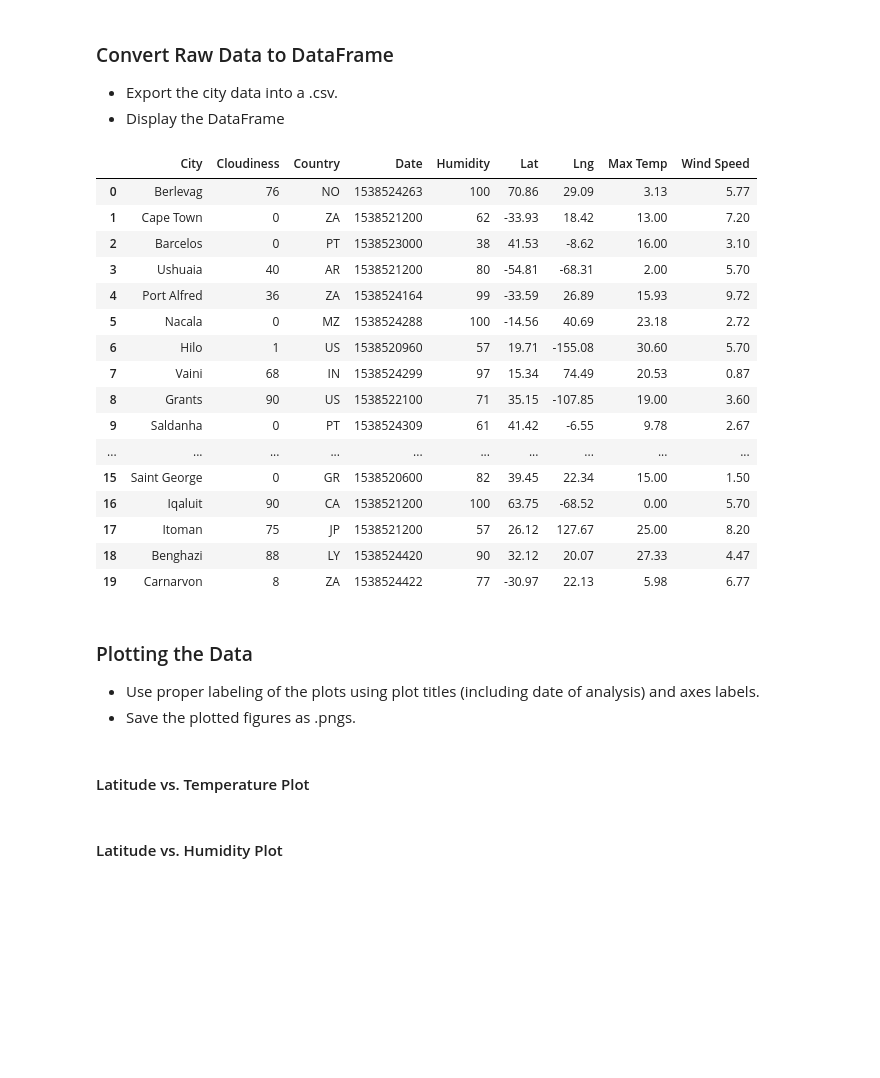
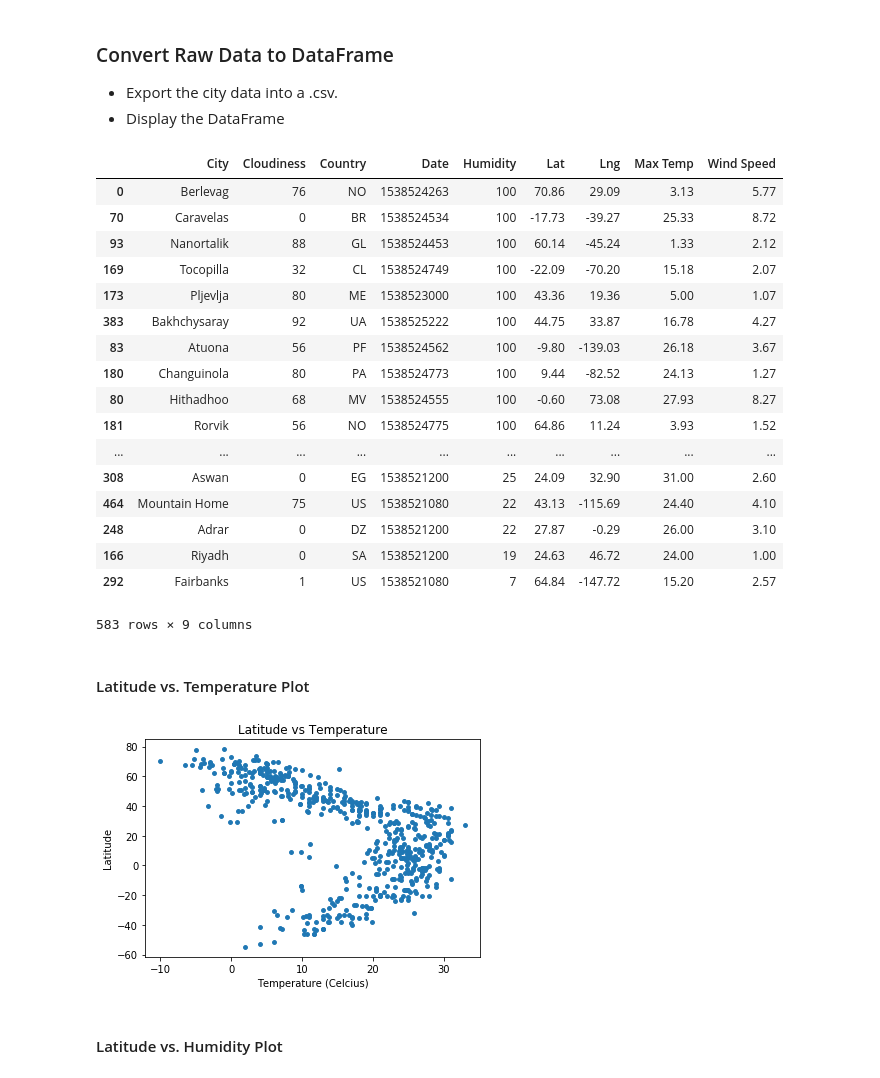
Before and after one commit to kukuswish/python-api, a Jupyter notebook: WeatherPy.ipynb, the cells around one changed output. Saved outputs shown, nothing was run; the diff lists cells and outputs as text; code cells hidden in the pictures; blank space fills up the shorter version.

Commit message:
Add scatter plots and image exports

```diff
--- a/WeatherPy.ipynb
+++ b/WeatherPy.ipynb
@@ -114,31 +114,42 @@ Fetching Information | pimenta bueno
 # %%
 citydf= pd.DataFrame(thislist)
 citydf.head(20)
+
+citydf.loc[370, 'Humidity']=100
 # %% [output]
 |  | City | Cloudiness | Country | Date | Humidity | Lat | Lng | Max Temp | Wind Speed |
 | 0 | Berlevag | 76 | NO | 1538524263 | 100 | 70.86 | 29.09 | 3.13 | 5.77 |
-| 1 | Cape Town | 0 | ZA | 1538521200 | 62 | -33.93 | 18.42 | 13.00 | 7.20 |
-| 2 | Barcelos | 0 | PT | 1538523000 | 38 | 41.53 | -8.62 | 16.00 | 3.10 |
-| 3 | Ushuaia | 40 | AR | 1538521200 | 80 | -54.81 | -68.31 | 2.00 | 5.70 |
-| 4 | Port Alfred | 36 | ZA | 1538524164 | 99 | -33.59 | 26.89 | 15.93 | 9.72 |
-| 5 | Nacala | 0 | MZ | 1538524288 | 100 | -14.56 | 40.69 | 23.18 | 2.72 |
-| 6 | Hilo | 1 | US | 1538520960 | 57 | 19.71 | -155.08 | 30.60 | 5.70 |
-| 7 | Vaini | 68 | IN | 1538524299 | 97 | 15.34 | 74.49 | 20.53 | 0.87 |
-| 8 | Grants | 90 | US | 1538522100 | 71 | 35.15 | -107.85 | 19.00 | 3.60 |
-| 9 | Saldanha | 0 | PT | 1538524309 | 61 | 41.42 | -6.55 | 9.78 | 2.67 |
+| 70 | Caravelas | 0 | BR | 1538524534 | 100 | -17.73 | -39.27 | 25.33 | 8.72 |
+| 93 | Nanortalik | 88 | GL | 1538524453 | 100 | 60.14 | -45.24 | 1.33 | 2.12 |
+| 169 | Tocopilla | 32 | CL | 1538524749 | 100 | -22.09 | -70.20 | 15.18 | 2.07 |
+| 173 | Pljevlja | 80 | ME | 1538523000 | 100 | 43.36 | 19.36 | 5.00 | 1.07 |
+| 383 | Bakhchysaray | 92 | UA | 1538525222 | 100 | 44.75 | 33.87 | 16.78 | 4.27 |
+| 83 | Atuona | 56 | PF | 1538524562 | 100 | -9.80 | -139.03 | 26.18 | 3.67 |
+| 180 | Changuinola | 80 | PA | 1538524773 | 100 | 9.44 | -82.52 | 24.13 | 1.27 |
+| 80 | Hithadhoo | 68 | MV | 1538524555 | 100 | -0.60 | 73.08 | 27.93 | 8.27 |
+| 181 | Rorvik | 56 | NO | 1538524775 | 100 | 64.86 | 11.24 | 3.93 | 1.52 |
 | ... | ... | ... | ... | ... | ... | ... | ... | ... | ... |
-| 15 | Saint George | 0 | GR | 1538520600 | 82 | 39.45 | 22.34 | 15.00 | 1.50 |
-| 16 | Iqaluit | 90 | CA | 1538521200 | 100 | 63.75 | -68.52 | 0.00 | 5.70 |
-| 17 | Itoman | 75 | JP | 1538521200 | 57 | 26.12 | 127.67 | 25.00 | 8.20 |
-| 18 | Benghazi | 88 | LY | 1538524420 | 90 | 32.12 | 20.07 | 27.33 | 4.47 |
-| 19 | Carnarvon | 8 | ZA | 1538524422 | 77 | -30.97 | 22.13 | 5.98 | 6.77 |
+| 308 | Aswan | 0 | EG | 1538521200 | 25 | 24.09 | 32.90 | 31.00 | 2.60 |
+| 464 | Mountain Home | 75 | US | 1538521080 | 22 | 43.13 | -115.69 | 24.40 | 4.10 |
+| 248 | Adrar | 0 | DZ | 1538521200 | 22 | 27.87 | -0.29 | 26.00 | 3.10 |
+| 166 | Riyadh | 0 | SA | 1538521200 | 19 | 24.63 | 46.72 | 24.00 | 1.00 |
+| 292 | Fairbanks | 1 | US | 1538521080 | 7 | 64.84 | -147.72 | 15.20 | 2.57 |
+583 rows × 9 columns
 # %%
 citydf.to_csv('exports/weather_data.csv')
-# %% [markdown]
-### Plotting the Data
-* Use proper labeling of the plots using plot titles (including date of analysis) and axes labels.
-* Save the plotted figures as .pngs.
 # %% [markdown]
 #### Latitude vs. Temperature Plot
+# %%
+#plot scatter
+citydf.plot.scatter(x='Max Temp',y='Lat',s=15)
+
+plt.xlabel("Temperature (Celcius)")
+plt.ylabel('Latitude')
+plt.title('Latitude vs Temperature')
+plt.savefig("images/lat_vs_temp.png", bbox_inches = 'tight')
+plt.draw()
+plt.show()
+# %% [output]
+[figure, added]
 # %% [markdown]
 #### Latitude vs. Humidity Plot
```
Also changed, not shown: parts of 3 cells of this notebook, 5 other files.
